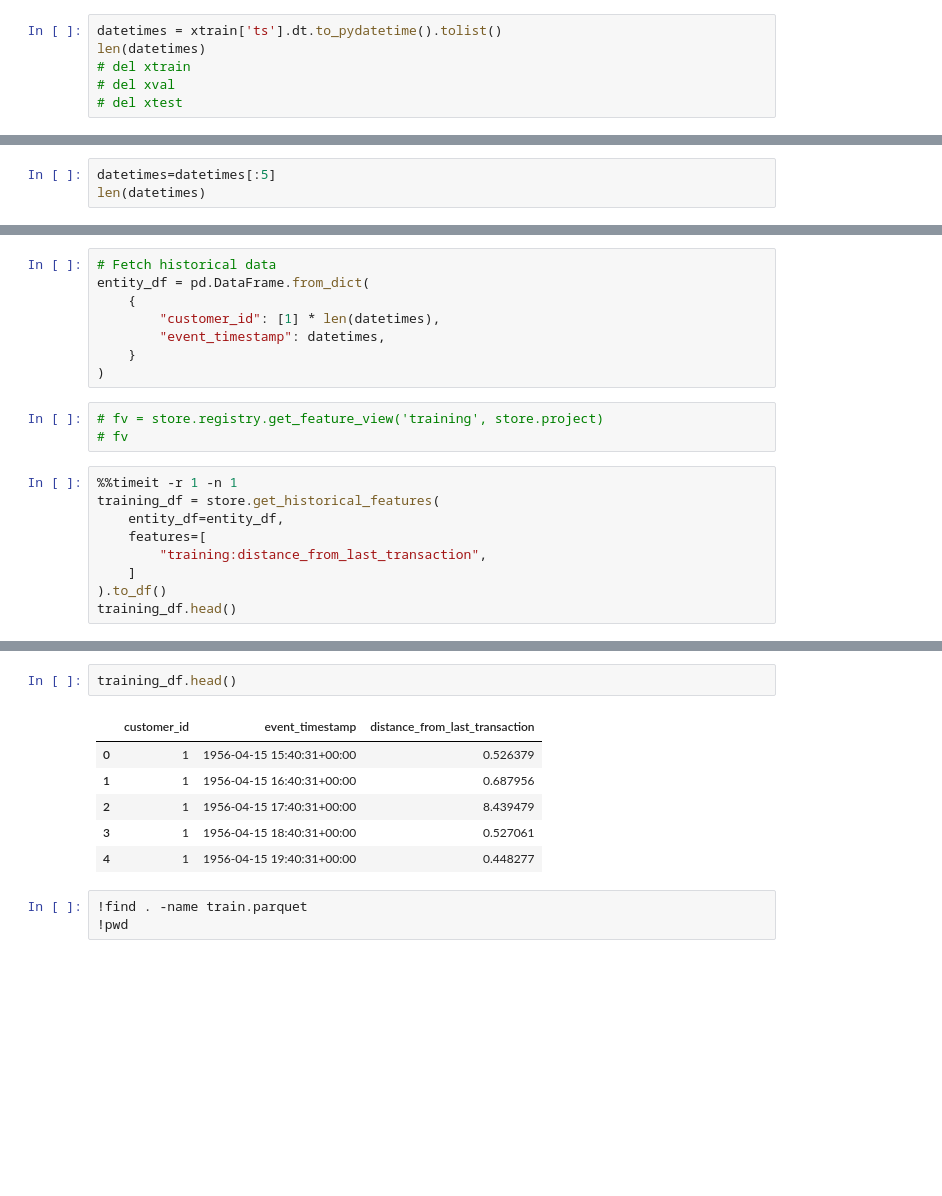
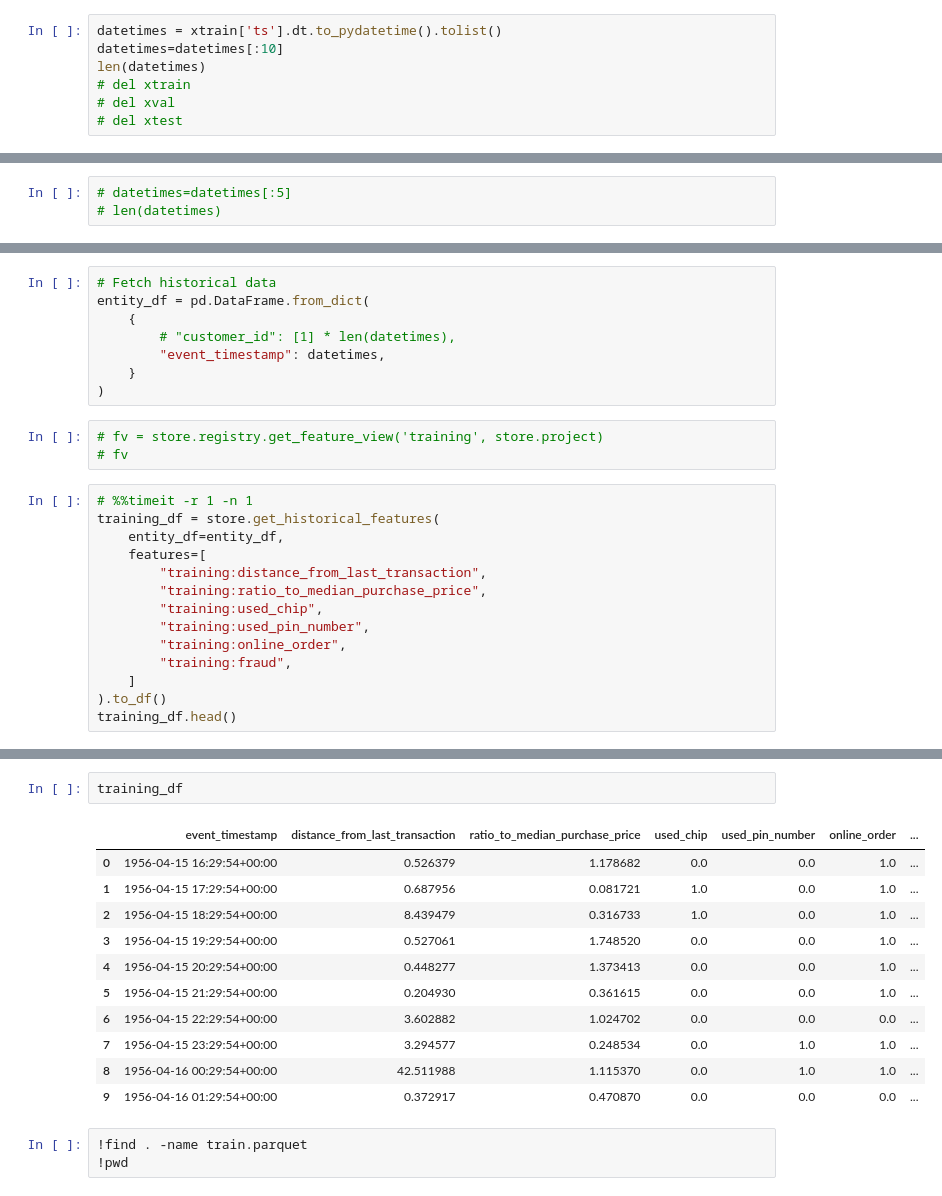
Before and after one commit to dmartinol/fraud-detection, a Jupyter notebook: 1_experiment_train_feast.ipynb, the cells around one changed output, grey strips where cells are left out. Saved outputs shown, nothing was run; the diff lists cells and outputs as text; blank space fills up the shorter version.

```diff
--- a/1_experiment_train_feast.ipynb
+++ b/1_experiment_train_feast.ipynb
@@ -327,5 +378,6 @@ store.list_entities()
 # %%
 datetimes = xtrain['ts'].dt.to_pydatetime().tolist()
+datetimes=datetimes[:10]
 len(datetimes)
 # del xtrain
 # del xval
@@ -335,3 +387,3 @@ len(datetimes)
 # %%
-datetimes=datetimes[:5]
-len(datetimes)
+# datetimes=datetimes[:5]
+# len(datetimes)
@@ -341,7 +391,7 @@ len(datetimes)
 # Fetch historical data
 entity_df = pd.DataFrame.from_dict(
     {
-        "customer_id": [1] * len(datetimes),
+        # "customer_id": [1] * len(datetimes),
         "event_timestamp": datetimes,
     }
 )
@@ -349,11 +399,16 @@ entity_df = pd.DataFrame.from_dict(
 # fv = store.registry.get_feature_view('training', store.project)
 # fv
 # %%
-%%timeit -r 1 -n 1
+# %%timeit -r 1 -n 1
 training_df = store.get_historical_features(
     entity_df=entity_df,
     features=[
         "training:distance_from_last_transaction",
+        "training:ratio_to_median_purchase_price",
+        "training:used_chip",
+        "training:used_pin_number",
+        "training:online_order",
+        "training:fraud",
     ]
 ).to_df()
 training_df.head()
@@ -367,12 +427,17 @@ training_df.head()
 # %%
-training_df.head()
+training_df
 # %% [output]
-|  | customer_id | event_timestamp | distance_from_last_transaction |
-| 0 | 1 | 1956-04-15 15:40:31+00:00 | 0.526379 |
-| 1 | 1 | 1956-04-15 16:40:31+00:00 | 0.687956 |
-| 2 | 1 | 1956-04-15 17:40:31+00:00 | 8.439479 |
-| 3 | 1 | 1956-04-15 18:40:31+00:00 | 0.527061 |
-| 4 | 1 | 1956-04-15 19:40:31+00:00 | 0.448277 |
+|  | event_timestamp | distance_from_last_transaction | ratio_to_median_purchase_price | used_chip | used_pin_number | online_order | ... |
+| 0 | 1956-04-15 16:29:54+00:00 | 0.526379 | 1.178682 | 0.0 | 0.0 | 1.0 | ... |
+| 1 | 1956-04-15 17:29:54+00:00 | 0.687956 | 0.081721 | 1.0 | 0.0 | 1.0 | ... |
+| 2 | 1956-04-15 18:29:54+00:00 | 8.439479 | 0.316733 | 1.0 | 0.0 | 1.0 | ... |
+| 3 | 1956-04-15 19:29:54+00:00 | 0.527061 | 1.748520 | 0.0 | 0.0 | 1.0 | ... |
+| 4 | 1956-04-15 20:29:54+00:00 | 0.448277 | 1.373413 | 0.0 | 0.0 | 1.0 | ... |
+| 5 | 1956-04-15 21:29:54+00:00 | 0.204930 | 0.361615 | 0.0 | 0.0 | 1.0 | ... |
+| 6 | 1956-04-15 22:29:54+00:00 | 3.602882 | 1.024702 | 0.0 | 0.0 | 0.0 | ... |
+| 7 | 1956-04-15 23:29:54+00:00 | 3.294577 | 0.248534 | 0.0 | 1.0 | 1.0 | ... |
+| 8 | 1956-04-16 00:29:54+00:00 | 42.511988 | 1.115370 | 0.0 | 1.0 | 1.0 | ... |
+| 9 | 1956-04-16 01:29:54+00:00 | 0.372917 | 0.470870 | 0.0 | 0.0 | 0.0 | ... |
 # %%
 !find . -name train.parquet
 !pwd
```
Also changed, not shown: parts of 22 cells of this notebook.
